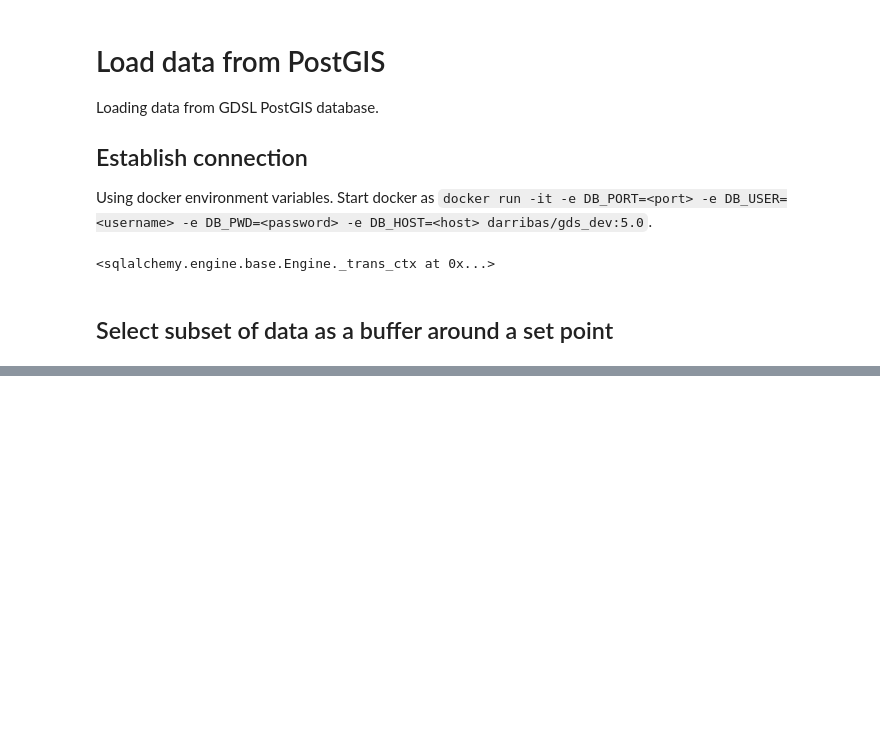
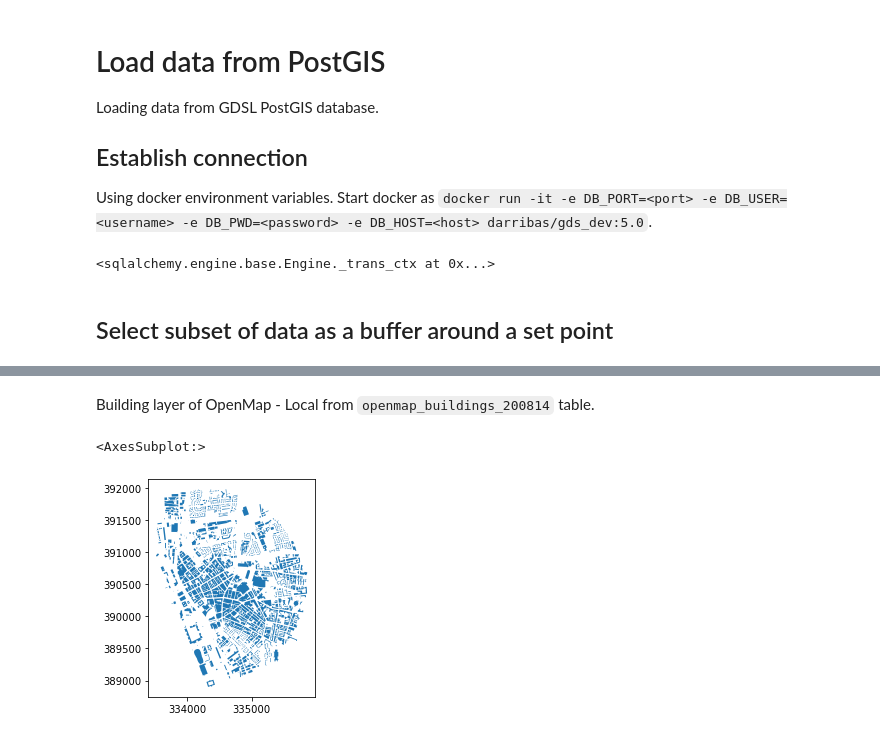
Before and after one commit to urbangrammarai/data_processing, a Jupyter notebook: docs/_sources/code/Load_data_from_PostGIS.ipynb, the cells around one changed output, grey strips where cells are left out. Saved outputs shown, nothing was run; the diff lists cells and outputs as text; code cells hidden in the pictures; blank space fills up the shorter version.

Commit message:
Build Jupyter book

```diff
--- a/docs/_sources/code/Load_data_from_PostGIS.ipynb
+++ b/docs/_sources/code/Load_data_from_PostGIS.ipynb
@@ -39,0 +42,10 @@ df.plot('roadFunction')
+# %% [markdown]
+Building layer of OpenMap - Local from `openmap_buildings_200814` table.
+# %%
+sql = f'SELECT * FROM openmap_buildings_200814 WHERE ST_DWithin(geometry, ST_SetSRID(ST_Point({x}, {y}), 27700), {buffer})'
+
+df = gpd.read_postgis(sql, engine, geom_col='geometry')
+df.plot()
+# %% [output]
+<AxesSubplot:>
+[figure, added]
```
Also changed, not shown: parts of 2 cells of this notebook, 16 other files.
